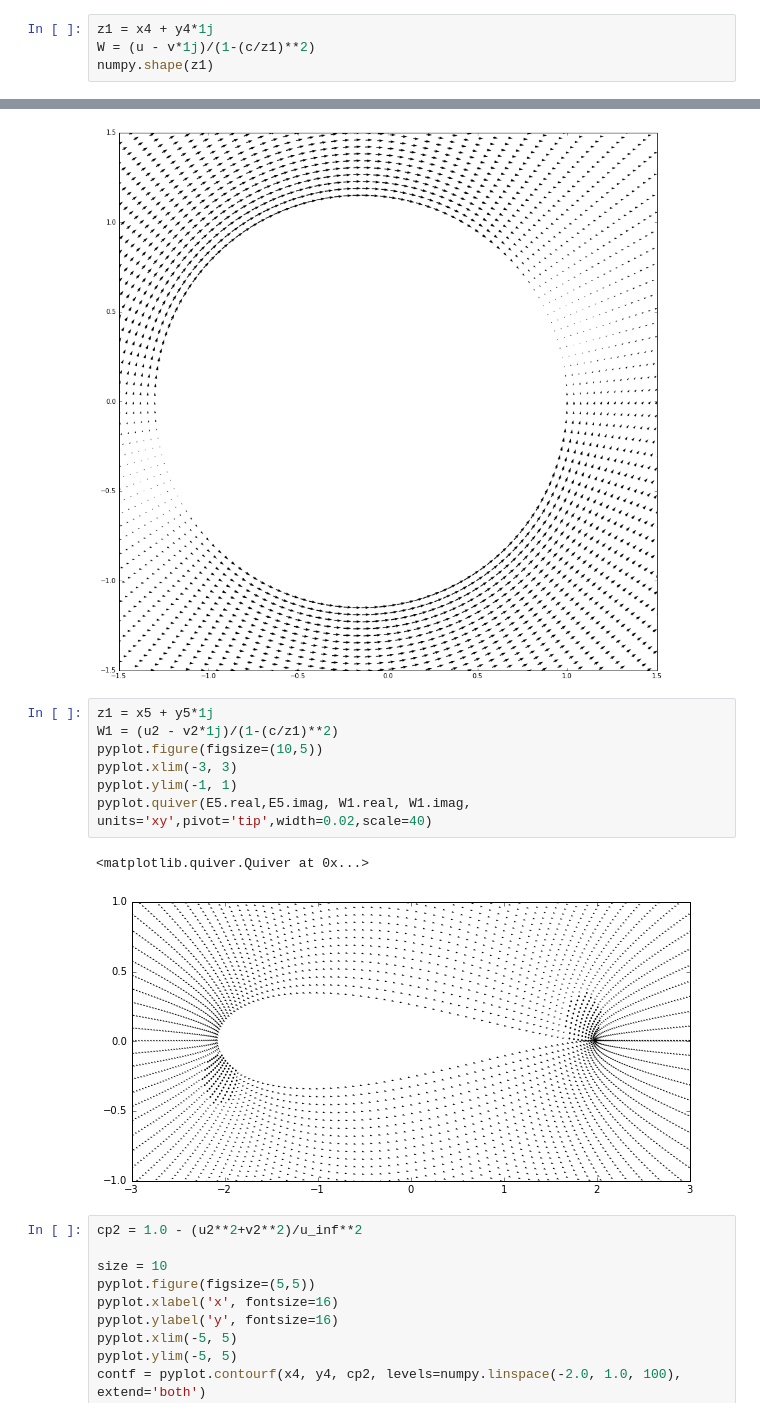
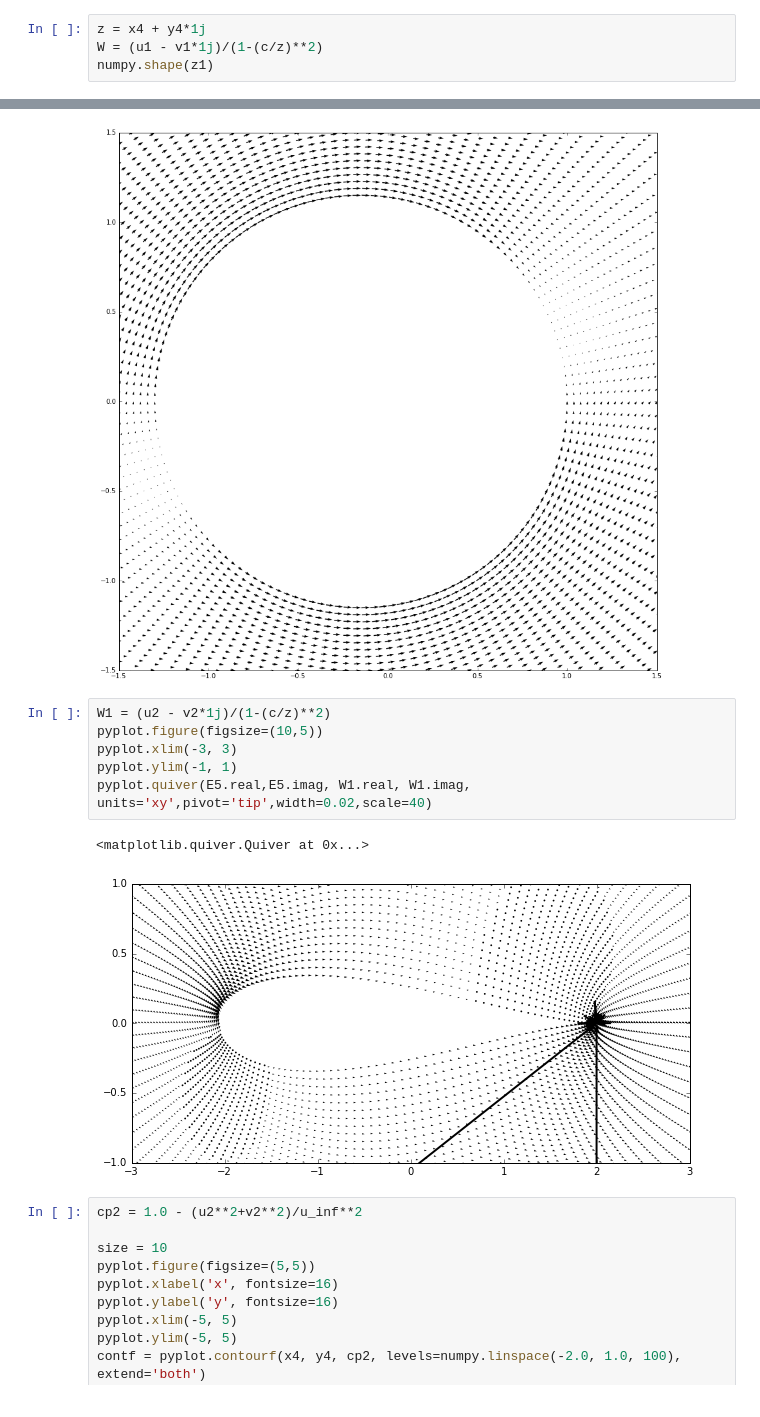
Before and after one commit to Dmphelps89/MAE6226-1, a Jupyter notebook: Assignment06.ipynb, the cells around one changed output, grey strips where cells are left out. Cells and saved outputs as stored; diff of their text form.

```diff
--- a/Assignment06.ipynb
+++ b/Assignment06.ipynb
@@ -222,8 +222,8 @@ pyplot.contour(E5.real, E5.imag, psi, levels = numpy.linspace(-5,5,31),colors='#
 <matplotlib.contour.QuadContourSet at 0x...>
 [figure]
 # %%
-z1 = x4 + y4*1j
-W = (u - v*1j)/(1-(c/z1)**2)
+z = x4 + y4*1j
+W = (u1 - v1*1j)/(1-(c/z)**2)
 numpy.shape(z1)
 # %% [output]
 (145, 100)
@@ -319,15 +319,14 @@ pyplot.quiver(x4, y4, u2, v2, units='xy',pivot='tip',width=0.005,scale=40)
 <matplotlib.quiver.Quiver at 0x...>
 [figure]
 # %%
-z1 = x5 + y5*1j
-W1 = (u2 - v2*1j)/(1-(c/z1)**2)
+W1 = (u2 - v2*1j)/(1-(c/z)**2)
 pyplot.figure(figsize=(10,5))
 pyplot.xlim(-3, 3)
 pyplot.ylim(-1, 1)
 pyplot.quiver(E5.real,E5.imag, W1.real, W1.imag, units='xy',pivot='tip',width=0.02,scale=40)
 # %% [output]
 <matplotlib.quiver.Quiver at 0x...>
-[figure, old version]
+[figure, new version]
 # %%
 cp2 = 1.0 - (u2**2+v2**2)/u_inf**2
 
```
Also changed, not shown: parts of 12 cells of this notebook.
